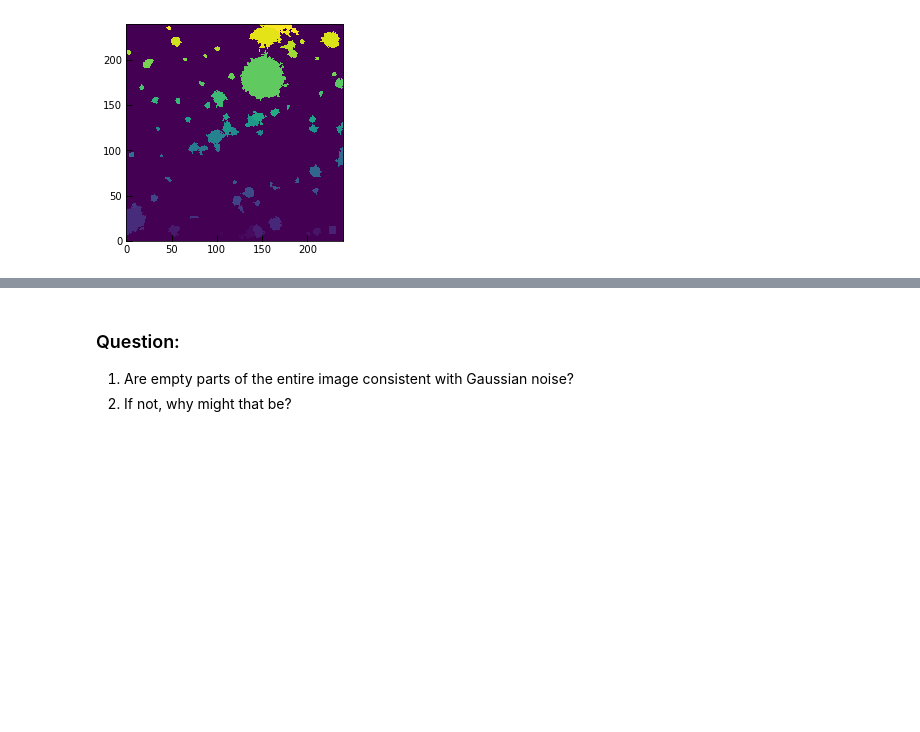
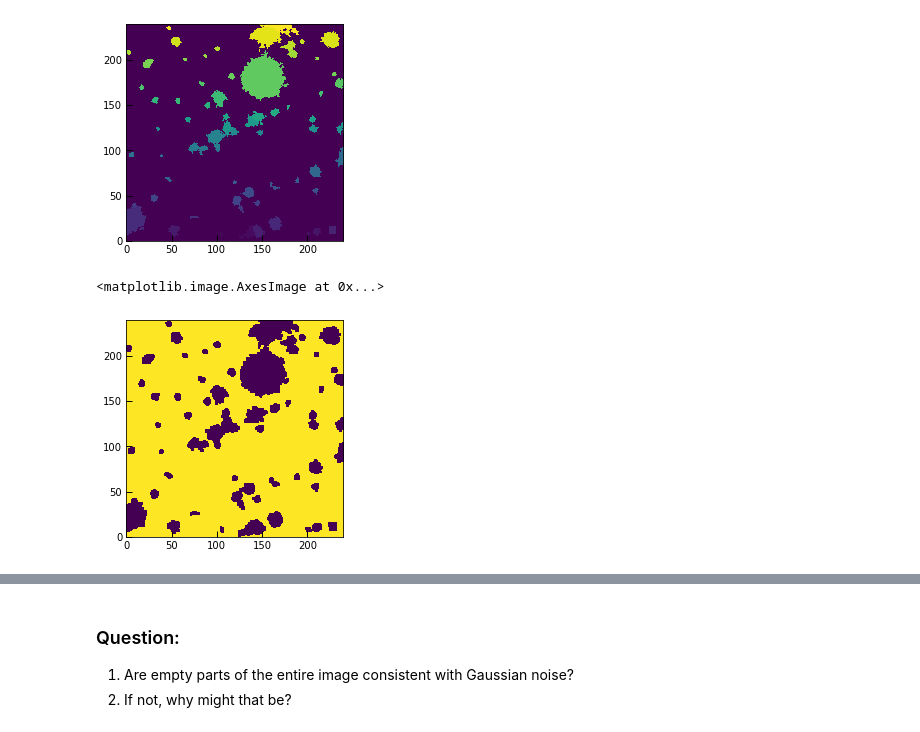
Before and after one commit to AppliedStatisticsNBI/AppStat2020, a Jupyter notebook: Week7/original/GalaxyImageAnalysis/GalaxyImageAnalysis_original.ipynb, the cells around one changed output, grey strips where cells are left out. Cells and saved outputs as stored; diff of their text form; code cells hidden in the pictures; blank space fills up the shorter version.

```diff
--- a/Week7/original/GalaxyImageAnalysis/GalaxyImageAnalysis_original.ipynb
+++ b/Week7/original/GalaxyImageAnalysis/GalaxyImageAnalysis_original.ipynb
@@ -243,6 +249,11 @@ plt.imshow(labels)
 # %% [output]
 <matplotlib.image.AxesImage at 0x...>
 [figure]
+# %%
+plt.imshow(empty)
+# %% [output]
+<matplotlib.image.AxesImage at 0x...>
+[figure, added]
 # %%
 # Is the noise Gaussian?
 # %%
```
Also changed, not shown: parts of 10 cells of this notebook.
